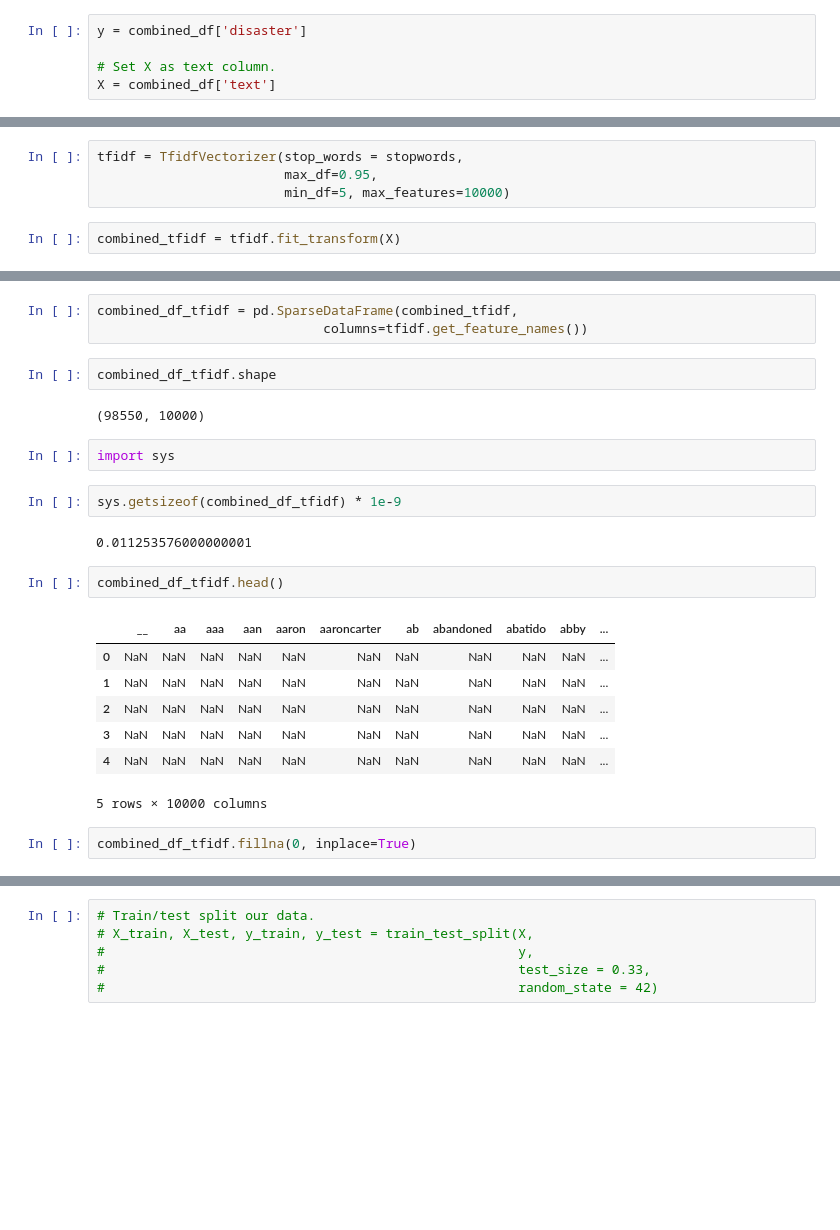
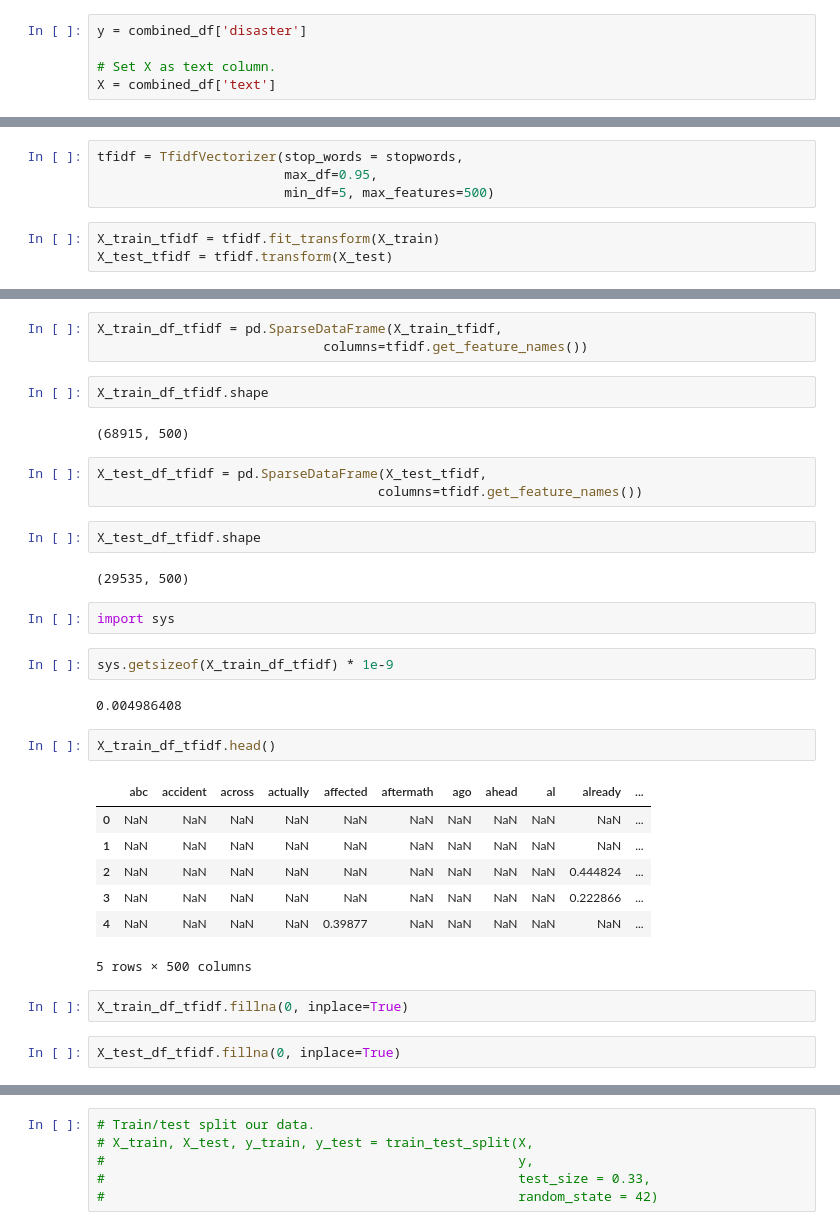
Before and after one commit to newtonsspawn/DSI_Project_4, a Jupyter notebook: james/PCA.ipynb, the cells around one changed output, grey strips where cells are left out. Drawn from its saved outputs; the diff is of its cells as text; blank space fills up the shorter version.

```diff
--- a/james/PCA.ipynb
+++ b/james/PCA.ipynb
@@ -89,6 +169,7 @@ X = combined_df['text']
 # %%
 tfidf = TfidfVectorizer(stop_words = stopwords,
                         max_df=0.95,
-                        min_df=5, max_features=10000)
+                        min_df=5, max_features=500)
-# %%
-combined_tfidf = tfidf.fit_transform(X)
+# %%
+X_train_tfidf = tfidf.fit_transform(X_train)
+X_test_tfidf = tfidf.transform(X_test)
@@ -95,26 +191,35 @@ combined_tfidf = tfidf.fit_transform(X)
 # %%
-combined_df_tfidf = pd.SparseDataFrame(combined_tfidf,
+X_train_df_tfidf = pd.SparseDataFrame(X_train_tfidf,
                              columns=tfidf.get_feature_names())
 # %%
-combined_df_tfidf.shape
+X_train_df_tfidf.shape
 # %% [output]
-(98550, 10000)
+(68915, 500)
+# %%
+X_test_df_tfidf = pd.SparseDataFrame(X_test_tfidf,
+                                    columns=tfidf.get_feature_names())
+# %%
+X_test_df_tfidf.shape
+# %% [output]
+(29535, 500)
 # %%
 import sys
 # %%
-sys.getsizeof(combined_df_tfidf) * 1e-9
+sys.getsizeof(X_train_df_tfidf) * 1e-9
 # %% [output]
-0.011253576000000001
+0.004986408
 # %%
-combined_df_tfidf.head()
+X_train_df_tfidf.head()
 # %% [output]
-|  | __ | aa | aaa | aan | aaron | aaroncarter | ab | abandoned | abatido | abby | ... |
+|  | abc | accident | across | actually | affected | aftermath | ago | ahead | al | already | ... |
 | 0 | NaN | NaN | NaN | NaN | NaN | NaN | NaN | NaN | NaN | NaN | ... |
 | 1 | NaN | NaN | NaN | NaN | NaN | NaN | NaN | NaN | NaN | NaN | ... |
-| 2 | NaN | NaN | NaN | NaN | NaN | NaN | NaN | NaN | NaN | NaN | ... |
-| 3 | NaN | NaN | NaN | NaN | NaN | NaN | NaN | NaN | NaN | NaN | ... |
-| 4 | NaN | NaN | NaN | NaN | NaN | NaN | NaN | NaN | NaN | NaN | ... |
+| 2 | NaN | NaN | NaN | NaN | NaN | NaN | NaN | NaN | NaN | 0.444824 | ... |
+| 3 | NaN | NaN | NaN | NaN | NaN | NaN | NaN | NaN | NaN | 0.222866 | ... |
+| 4 | NaN | NaN | NaN | NaN | 0.39877 | NaN | NaN | NaN | NaN | NaN | ... |
-5 rows × 10000 columns
+5 rows × 500 columns
 # %%
-combined_df_tfidf.fillna(0, inplace=True)
+X_train_df_tfidf.fillna(0, inplace=True)
+# %%
+X_test_df_tfidf.fillna(0, inplace=True)
 # %%
```
Also changed, not shown: parts of 37 cells of this notebook, 5 other files.
